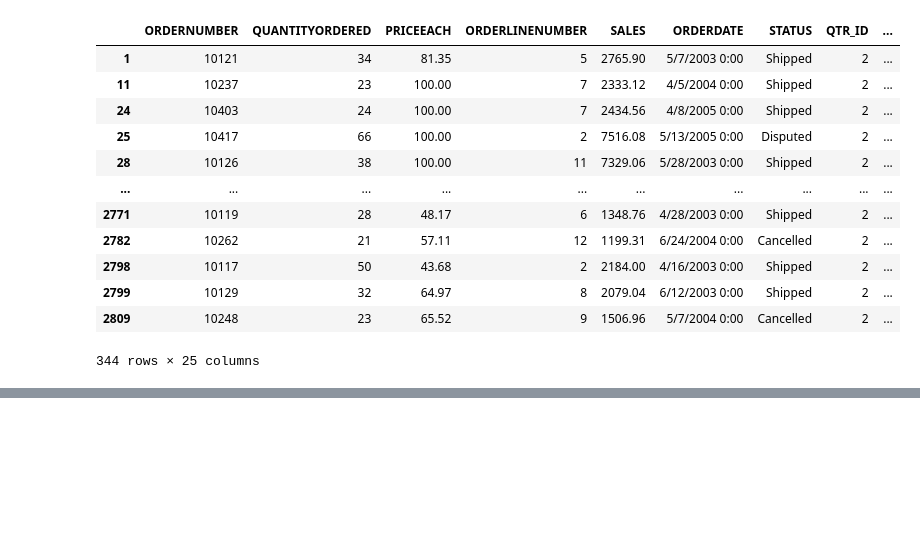
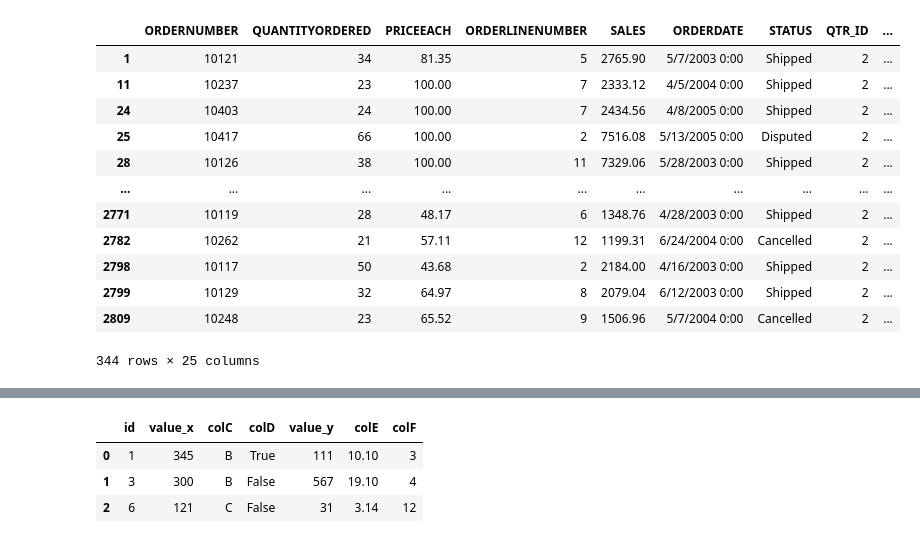
Before and after one commit to GitHubEMR/analisis_de_datos, a Jupyter notebook: 2.Manipulacion_de_Datos/2.Pandas_sales.ipynb, the cells around one changed output, grey strips where cells are left out. Saved outputs shown, nothing was run; the diff lists cells and outputs as text; code cells hidden in the pictures; blank space fills up the shorter version.

```diff
--- a/Sesion2/2.Pandas_sales.ipynb
+++ b/2.Manipulacion_de_Datos/2.Pandas_sales.ipynb
@@ -128,0 +178,8 @@ sales_df.query('STATE == "NY" and QTR_ID == 2')
+# %%
+#Slect * from tabla_A Inner Join Tabla_B on....
+df1.merge(df2, on='id', how='inner').head()
+# %% [output]
+|  | id | value_x | colC | colD | value_y | colE | colF |
+| 0 | 1 | 345 | B | True | 111 | 10.10 | 3 |
+| 1 | 3 | 300 | B | False | 567 | 19.10 | 4 |
+| 2 | 6 | 121 | C | False | 31 | 3.14 | 12 |
```
Also changed, not shown: parts of 8 cells of this notebook, 12 other files.
